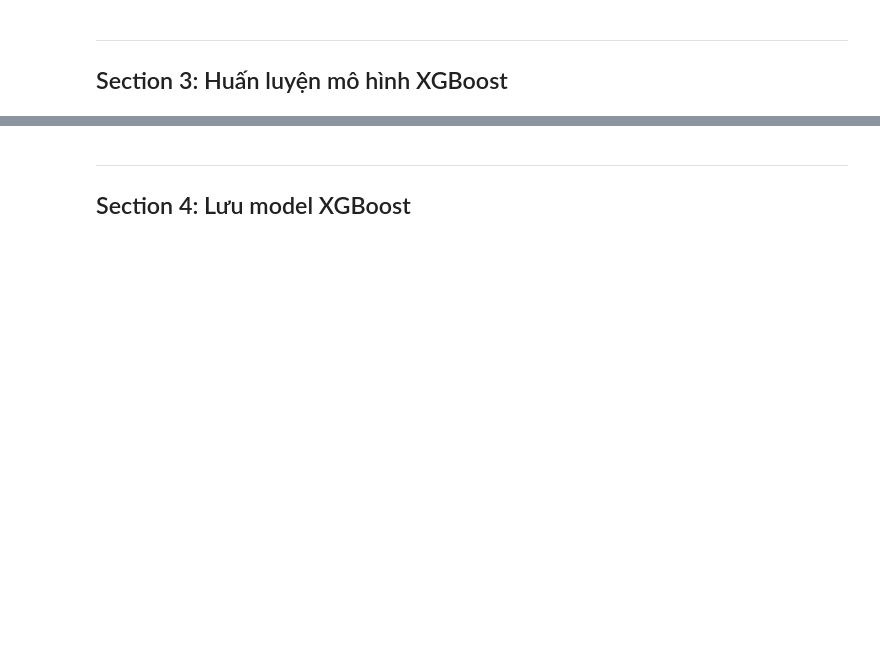
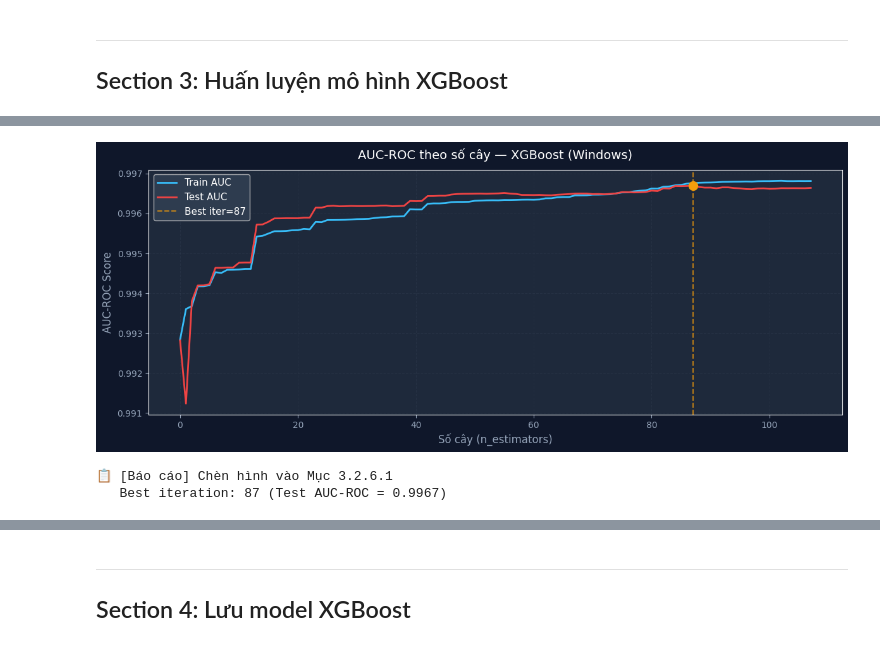
Before and after one commit to khaihuynh2409/u_a_u_o, a Jupyter notebook: train_models.ipynb, the cells around one changed output, grey strips where cells are left out. Drawn from its saved outputs; the diff is of its cells as text; code cells hidden in the pictures; blank space fills up the shorter version.

```diff
--- a/train_models.ipynb
+++ b/train_models.ipynb
@@ -623,6 +623,9 @@ else:
 def preprocess_cicids(df: pd.DataFrame) -> pd.DataFrame:
     if df.empty: return pd.DataFrame()
     df = df.copy().rename(columns=CICIDS_COLUMN_MAP)
+    # Xóa cột trùng tên do alias trong CICIDS_COLUMN_MAP
+    # (vd: Packet Length Mean và Average Packet Size cùng → packet_length_mean)
+    df = df.loc[:, ~df.columns.duplicated()]
     label_col = next((c for c in df.columns if 'label' in c.lower()), None)
     if label_col is None: raise ValueError('Không tìm thấy cột nhãn')
     mask = df[label_col].isin(BOTNET_LABELS + BENIGN_LABELS)
@@ -749,10 +768,11 @@ eval_set = [(X_train_scaled, y_train), (X_test_scaled, y_test)]
 xgb_model = XGBClassifier(
     n_estimators=200, max_depth=6, learning_rate=0.1,
     scale_pos_weight=SCALE_POS_WEIGHT,
-    eval_metric='logloss', random_state=42,
+    eval_metric='auc', random_state=42,
     verbosity=0, n_jobs=-1,
     subsample=0.8, colsample_bytree=0.8,
     reg_alpha=0.01, reg_lambda=1.0,
+    early_stopping_rounds=20,   # XGBoost 3.x: đặt ở constructor
 )
 
 t_start = time.time()
@@ -765,33 +793,37 @@ print(f'   📊 Ghi vào Bảng 3.X (Mục 3.2.6.1): Thời gian = {xgb_train_ti
 # %%
 # ============================================================
-# 3.2 — Vẽ đường cong Log-Loss theo số cây
+# 3.2 — Vẽ đường cong AUC-ROC theo số cây
 # ============================================================
 results = xgb_model.evals_result()
 
 fig, ax = plt.subplots(figsize=(12, 5))
 fig.patch.set_facecolor('#0f172a'); ax.set_facecolor('#1e293b')
 
-epochs_range = range(len(results['validation_0']['logloss']))
-ax.plot(epochs_range, results['validation_0']['logloss'], color=ACCENT, linewidth=2, label='Train LogLoss')
-ax.plot(epochs_range, results['validation_1']['logloss'], color=DANGER, linewidth=2, label='Test LogLoss')
+epochs_range = range(len(results['validation_0']['auc']))
+ax.plot(epochs_range, results['validation_0']['auc'], color=ACCENT, linewidth=2, label='Train AUC')
+ax.plot(epochs_range, results['validation_1']['auc'], color=DANGER, linewidth=2, label='Test AUC')
 
-best_iter = int(np.argmin(results['validation_1']['logloss']))
-best_val  = results['validation_1']['logloss'][best_iter]
+best_iter = int(np.argmax(results['validation_1']['auc']))
+best_val  = results['validation_1']['auc'][best_iter]
 ax.axvline(x=best_iter, color=WARNING, linestyle='--', alpha=0.7, label=f'Best iter={best_iter}')
 ax.scatter([best_iter], [best_val], color=WARNING, s=100, zorder=5)
 
 ax.set_xlabel('Số cây (n_estimators)', color='#94a3b8', fontsize=12)
-ax.set_ylabel('Log Loss', color='#94a3b8', fontsize=12)
-ax.set_title(f'Log-Loss theo số cây — XGBoost ({OS_NAME})', color='white', fontsize=14, pad=12)
+ax.set_ylabel('AUC-ROC Score', color='#94a3b8', fontsize=12)
+ax.set_title(f'AUC-ROC theo số cây — XGBoost ({OS_NAME})', color='white', fontsize=14, pad=12)
 ax.tick_params(colors='#94a3b8'); ax.legend(facecolor='#334155', labelcolor='white', fontsize=11)
 ax.grid(True, alpha=0.2, linestyle='--', color='#475569')
 
 plt.tight_layout()
-plt.savefig(PROJECT_ROOT / 'xgb_logloss_curve.png', dpi=150, bbox_inches='tight', facecolor='#0f172a')
+plt.savefig(PROJECT_ROOT / 'xgb_auc_curve.png', dpi=150, bbox_inches='tight', facecolor='#0f172a')
 plt.show()
 
 print(f'\n📋 [Báo cáo] Chèn hình vào Mục 3.2.6.1')
-print(f'   Best iteration: {best_iter} (Test LogLoss = {best_val:.4f})')
+print(f'   Best iteration: {best_iter} (Test AUC-ROC = {best_val:.4f})')
+# %% [output]
+[figure, added]
+📋 [Báo cáo] Chèn hình vào Mục 3.2.6.1
+   Best iteration: 87 (Test AUC-ROC = 0.9967)
 # %%
 # ============================================================
 # 3.3 — Đánh giá toàn diện XGBoost
```
Also changed, not shown: parts of 20 cells of this notebook, 30 other files.
